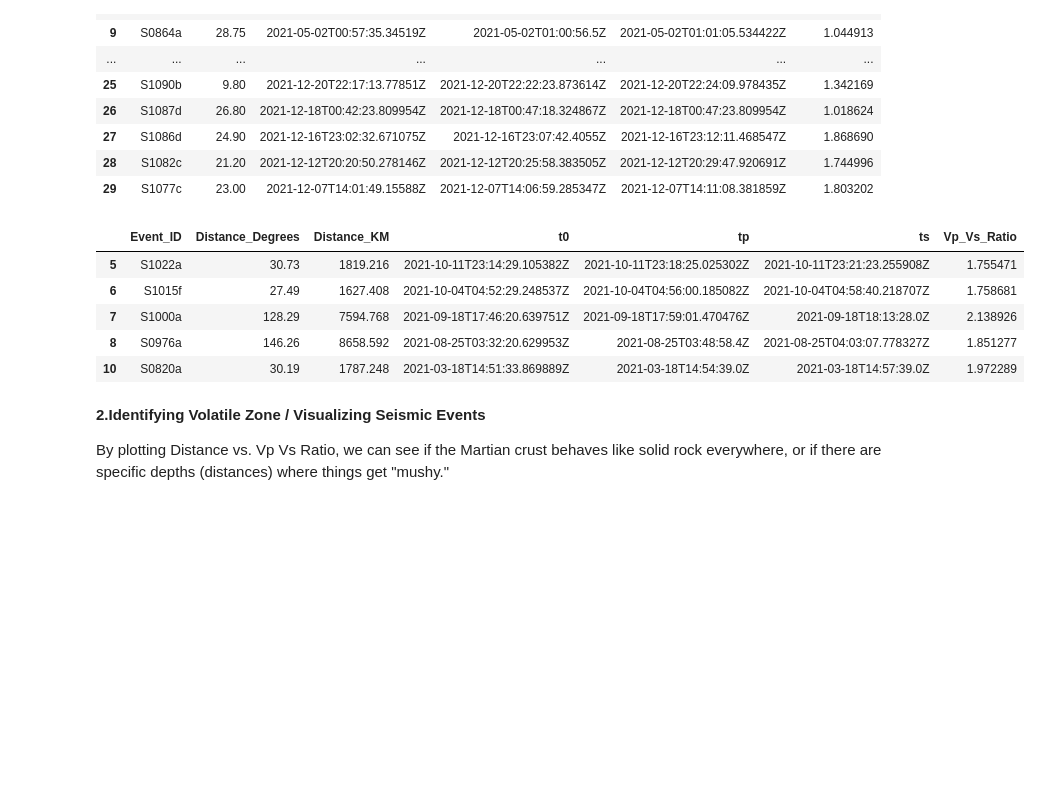
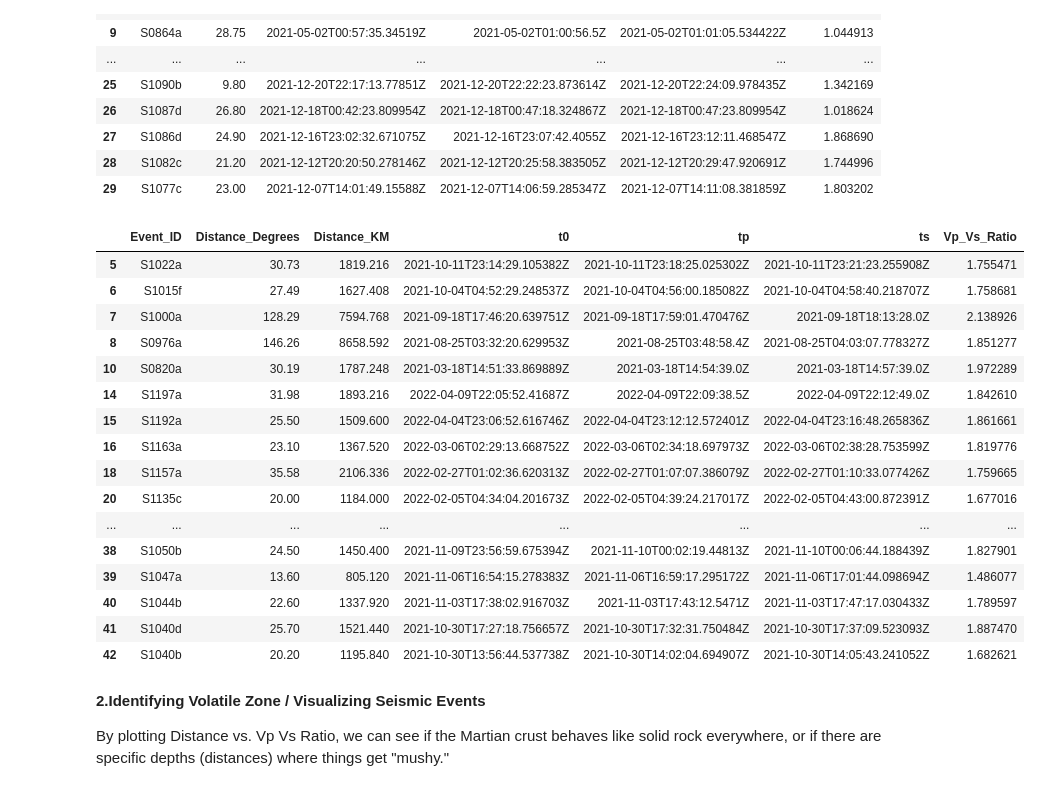
Before and after one commit to GPGN268/SP2026-FP08-Insight-Mission, a Jupyter notebook: Final_Mars_Seismic_Analysis.ipynb, the cells around one changed output. Saved outputs shown, nothing was run; the diff lists cells and outputs as text; code cells hidden in the pictures; blank space fills up the shorter version.

```diff
--- a/Final_Mars_Seismic_Analysis.ipynb
+++ b/Final_Mars_Seismic_Analysis.ipynb
@@ -180,34 +180,45 @@ seismic_df['Distance_KM'] = seismic_df['Distance'] * km_per_degree
 # 3. Organize the columns for the final report
 # This keeps your locations, paired distances, timestamps, and ratio
 order = [
     'Event_ID', 'Distance', 'Distance_KM',
     't0', 'tp', 'ts',
     'Vp_Vs_Ratio'
 ]
 
 # Apply the new order
 seismic_df = seismic_df[order]
 
 # 4. Rename the distance columns for professional labeling
 seismic_df = seismic_df.rename(columns={
     'Distance': 'Distance_Degrees'
 })
 
 #Dealing with Outliers
 
 # Filter for physically plausible ratios only
 clean_seismic_df = seismic_df[(seismic_df['Vp_Vs_Ratio'] >= 1.4) & (seismic_df['Vp_Vs_Ratio'] <= 2.4)]
 
 # 5. Final Save to your local directory
 clean_seismic_df.to_csv('final_marsquakes_data_frame.csv', index=False) #we can rename this
-clean_seismic_df.head()
+clean_seismic_df.head(30)
 # %% [output]
 |  | Event_ID | Distance_Degrees | Distance_KM | t0 | tp | ts | Vp_Vs_Ratio |
 | 5 | S1022a | 30.73 | 1819.216 | 2021-10-11T23:14:29.105382Z | 2021-10-11T23:18:25.025302Z | 2021-10-11T23:21:23.255908Z | 1.755471 |
 | 6 | S1015f | 27.49 | 1627.408 | 2021-10-04T04:52:29.248537Z | 2021-10-04T04:56:00.185082Z | 2021-10-04T04:58:40.218707Z | 1.758681 |
 | 7 | S1000a | 128.29 | 7594.768 | 2021-09-18T17:46:20.639751Z | 2021-09-18T17:59:01.470476Z | 2021-09-18T18:13:28.0Z | 2.138926 |
 | 8 | S0976a | 146.26 | 8658.592 | 2021-08-25T03:32:20.629953Z | 2021-08-25T03:48:58.4Z | 2021-08-25T04:03:07.778327Z | 1.851277 |
 | 10 | S0820a | 30.19 | 1787.248 | 2021-03-18T14:51:33.869889Z | 2021-03-18T14:54:39.0Z | 2021-03-18T14:57:39.0Z | 1.972289 |
+| 14 | S1197a | 31.98 | 1893.216 | 2022-04-09T22:05:52.41687Z | 2022-04-09T22:09:38.5Z | 2022-04-09T22:12:49.0Z | 1.842610 |
+| 15 | S1192a | 25.50 | 1509.600 | 2022-04-04T23:06:52.616746Z | 2022-04-04T23:12:12.572401Z | 2022-04-04T23:16:48.265836Z | 1.861661 |
+| 16 | S1163a | 23.10 | 1367.520 | 2022-03-06T02:29:13.668752Z | 2022-03-06T02:34:18.697973Z | 2022-03-06T02:38:28.753599Z | 1.819776 |
+| 18 | S1157a | 35.58 | 2106.336 | 2022-02-27T01:02:36.620313Z | 2022-02-27T01:07:07.386079Z | 2022-02-27T01:10:33.077426Z | 1.759665 |
+| 20 | S1135c | 20.00 | 1184.000 | 2022-02-05T04:34:04.201673Z | 2022-02-05T04:39:24.217017Z | 2022-02-05T04:43:00.872391Z | 1.677016 |
+| ... | ... | ... | ... | ... | ... | ... | ... |
+| 38 | S1050b | 24.50 | 1450.400 | 2021-11-09T23:56:59.675394Z | 2021-11-10T00:02:19.44813Z | 2021-11-10T00:06:44.188439Z | 1.827901 |
+| 39 | S1047a | 13.60 | 805.120 | 2021-11-06T16:54:15.278383Z | 2021-11-06T16:59:17.295172Z | 2021-11-06T17:01:44.098694Z | 1.486077 |
+| 40 | S1044b | 22.60 | 1337.920 | 2021-11-03T17:38:02.916703Z | 2021-11-03T17:43:12.5471Z | 2021-11-03T17:47:17.030433Z | 1.789597 |
+| 41 | S1040d | 25.70 | 1521.440 | 2021-10-30T17:27:18.756657Z | 2021-10-30T17:32:31.750484Z | 2021-10-30T17:37:09.523093Z | 1.887470 |
+| 42 | S1040b | 20.20 | 1195.840 | 2021-10-30T13:56:44.537738Z | 2021-10-30T14:02:04.694907Z | 2021-10-30T14:05:43.241052Z | 1.682621 |
 # %% [markdown]
 **2.Identifying Volatile Zone / Visualizing Seismic Events**
 
```
Also changed, not shown: parts of 2 cells of this notebook.
